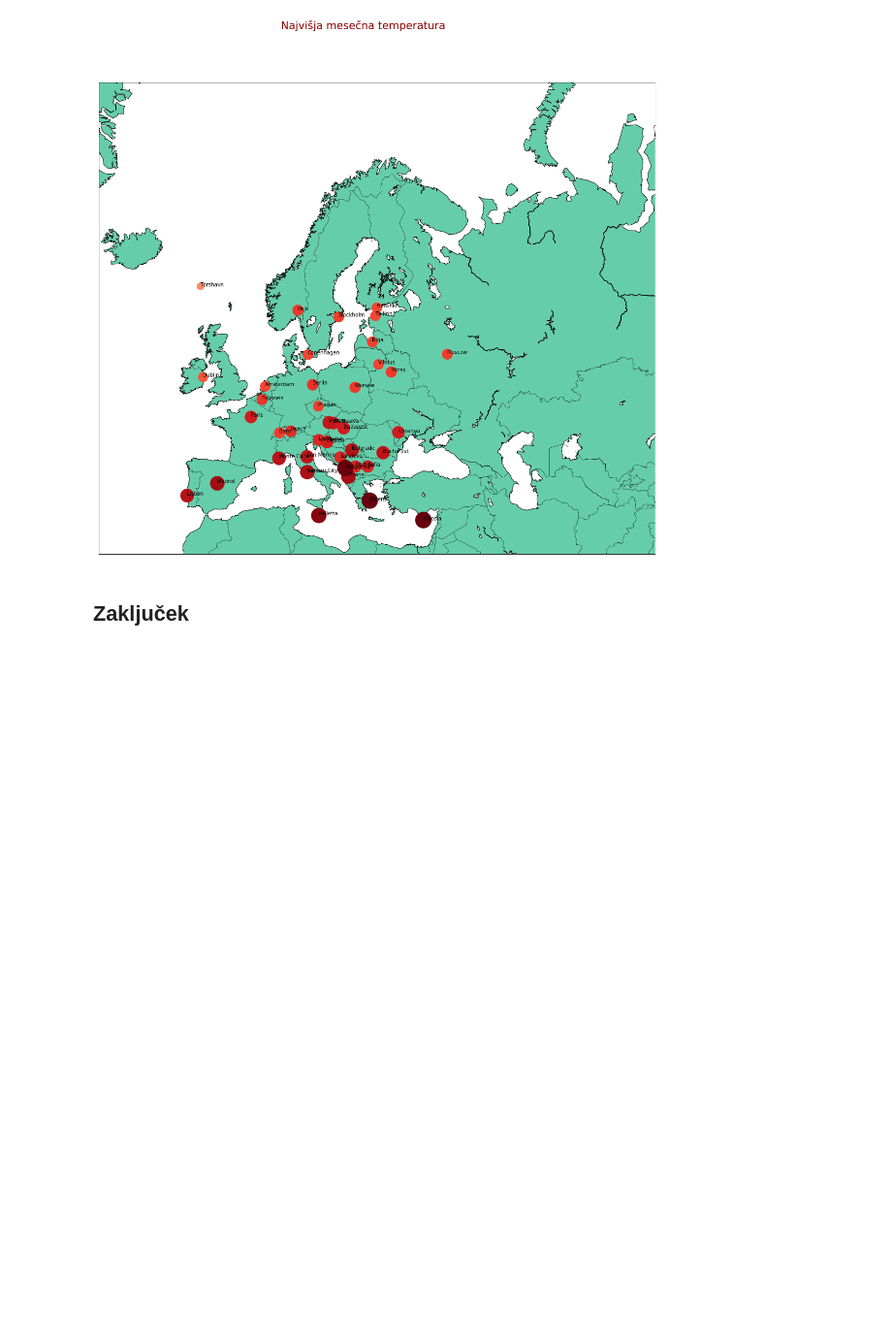
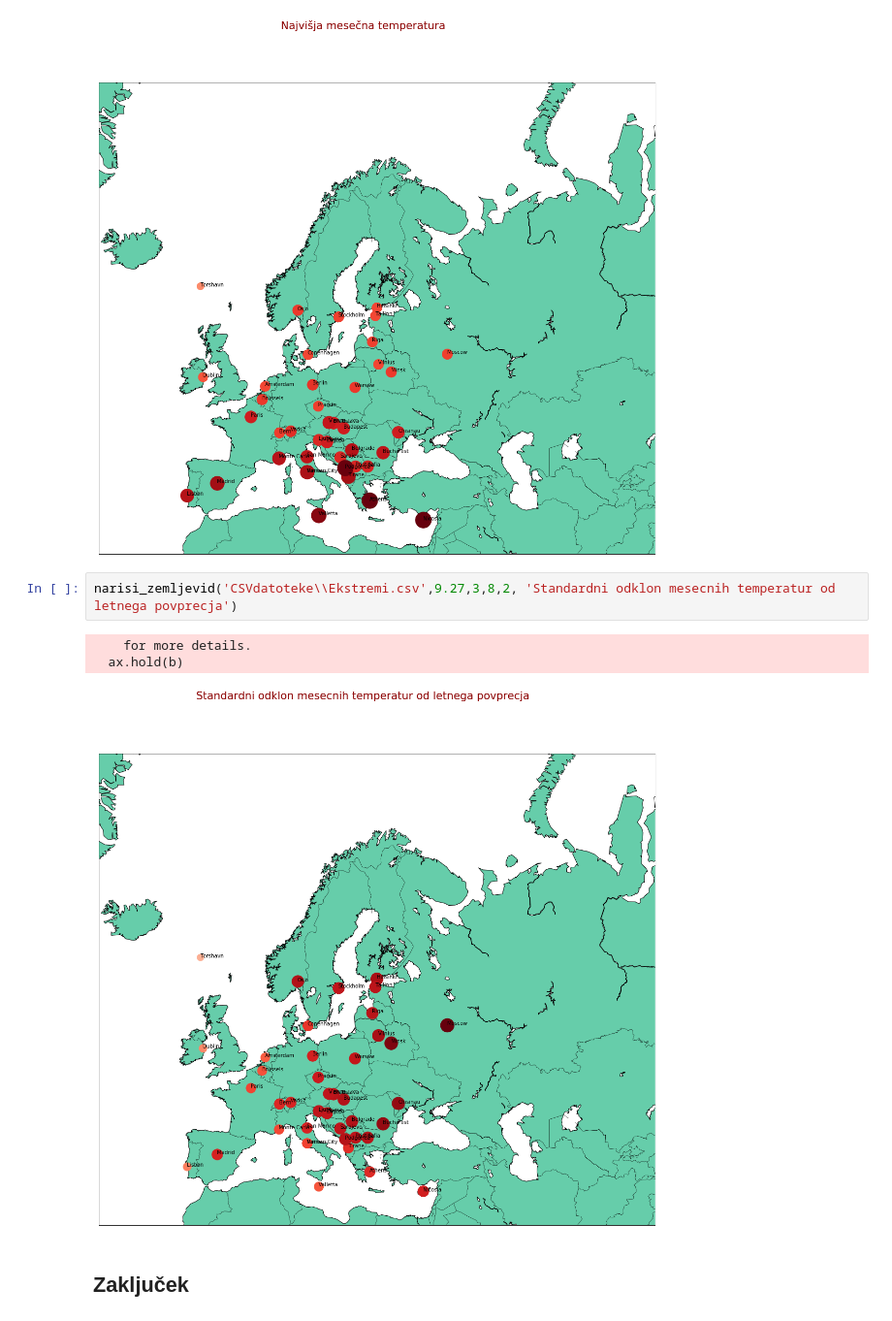
Before and after one commit to anagolob3141/Programiranje-1-Analiza-podatkov, a Jupyter notebook: analiza.ipynb, the cells around one changed output. Shown at 97% size. Cells and saved outputs as stored; diff of their text form; blank space fills up the shorter version.

Commit message:
Dodala zemljevid

```diff
--- a/analiza.ipynb
+++ b/analiza.ipynb
@@ -219,6 +219,12 @@ narisi_zemljevid('CSVdatoteke\\Ekstremi.csv',28,2,3,1, 'Najvišja mesečna tempe
     for more details.
   ax.hold(b)
 [figure]
+# %%
+narisi_zemljevid('CSVdatoteke\\Ekstremi.csv',9.27,3,8,2, 'Standardni odklon mesecnih temperatur od letnega povprecja')
+# %% [output]
+    for more details.
+  ax.hold(b)
+[figure, added]
 # %% [markdown]
 ## Zaključek
 # %% [markdown]
```
